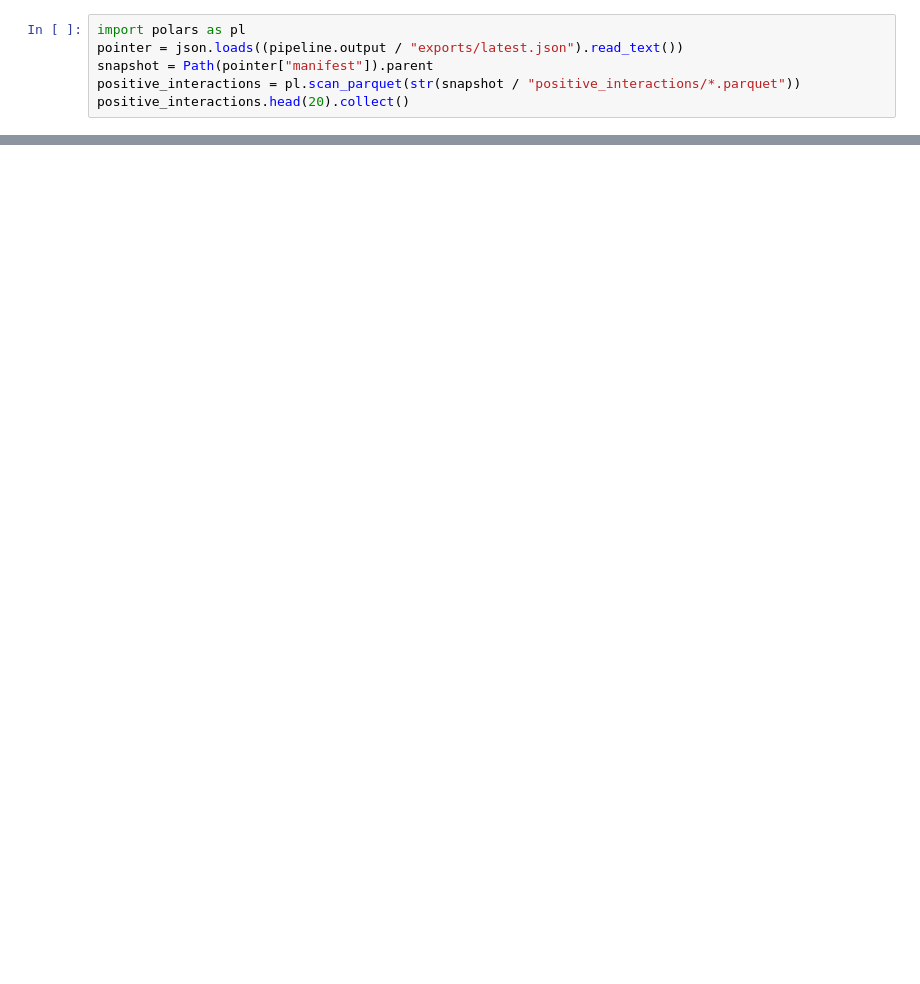
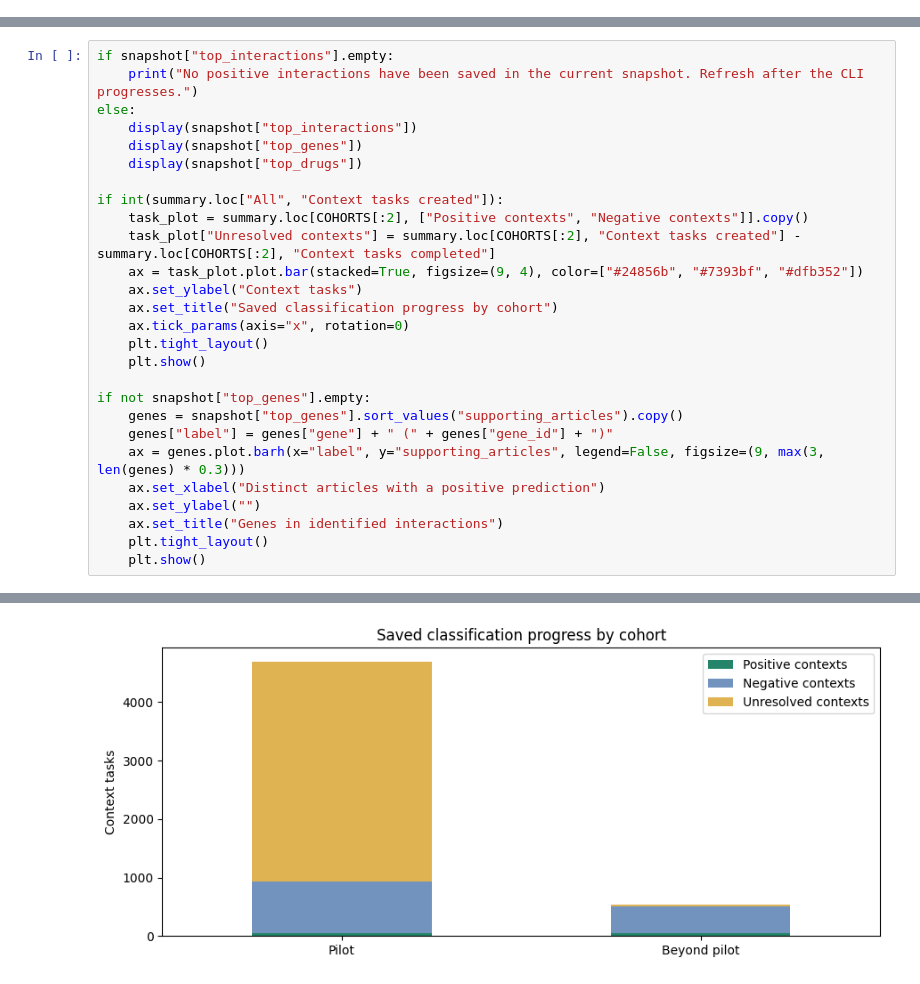
Before and after one commit to dgidb/dgiLIT, a Jupyter notebook: notebooks/pmc_last10years/01_pmc_interactions.ipynb, the cells around one changed output, grey strips where cells are left out. Saved outputs shown, nothing was run; the diff lists cells and outputs as text; blank space fills up the shorter version.

```diff
--- a/notebooks/pmc_last10years/01_pmc_interactions.ipynb
+++ b/notebooks/pmc_last10years/01_pmc_interactions.ipynb
@@ -76,6 +0,0 @@ print(json.dumps(manifest["datasets"], indent=2))
-# %%
-import polars as pl
-pointer = json.loads((pipeline.output / "exports/latest.json").read_text())
-snapshot = Path(pointer["manifest"]).parent
-positive_interactions = pl.scan_parquet(str(snapshot / "positive_interactions/*.parquet"))
-positive_interactions.head(20).collect()
@@ -81,0 +296,28 @@ positive_interactions.head(20).collect()
+# %%
+if snapshot["top_interactions"].empty:
+    print("No positive interactions have been saved in the current snapshot. Refresh after the CLI progresses.")
+else:
+    display(snapshot["top_interactions"])
+    display(snapshot["top_genes"])
+    display(snapshot["top_drugs"])
+
+if int(summary.loc["All", "Context tasks created"]):
+    task_plot = summary.loc[COHORTS[:2], ["Positive contexts", "Negative contexts"]].copy()
+    task_plot["Unresolved contexts"] = summary.loc[COHORTS[:2], "Context tasks created"] - summary.loc[COHORTS[:2], "Context tasks completed"]
+    ax = task_plot.plot.bar(stacked=True, figsize=(9, 4), color=["#24856b", "#7393bf", "#dfb352"])
+    ax.set_ylabel("Context tasks")
+    ax.set_title("Saved classification progress by cohort")
+    ax.tick_params(axis="x", rotation=0)
+    plt.tight_layout()
+    plt.show()
+
+if not snapshot["top_genes"].empty:
+    genes = snapshot["top_genes"].sort_values("supporting_articles").copy()
+    genes["label"] = genes["gene"] + " (" + genes["gene_id"] + ")"
+    ax = genes.plot.barh(x="label", y="supporting_articles", legend=False, figsize=(9, max(3, len(genes) * 0.3)))
+    ax.set_xlabel("Distinct articles with a positive prediction")
+    ax.set_ylabel("")
+    ax.set_title("Genes in identified interactions")
+    plt.tight_layout()
+    plt.show()
+# %% [output]
@@ -81,0 +375 @@ positive_interactions.head(20).collect()
+[figure, added]
```
Also changed, not shown: parts of 27 cells of this notebook, 1 other file.
